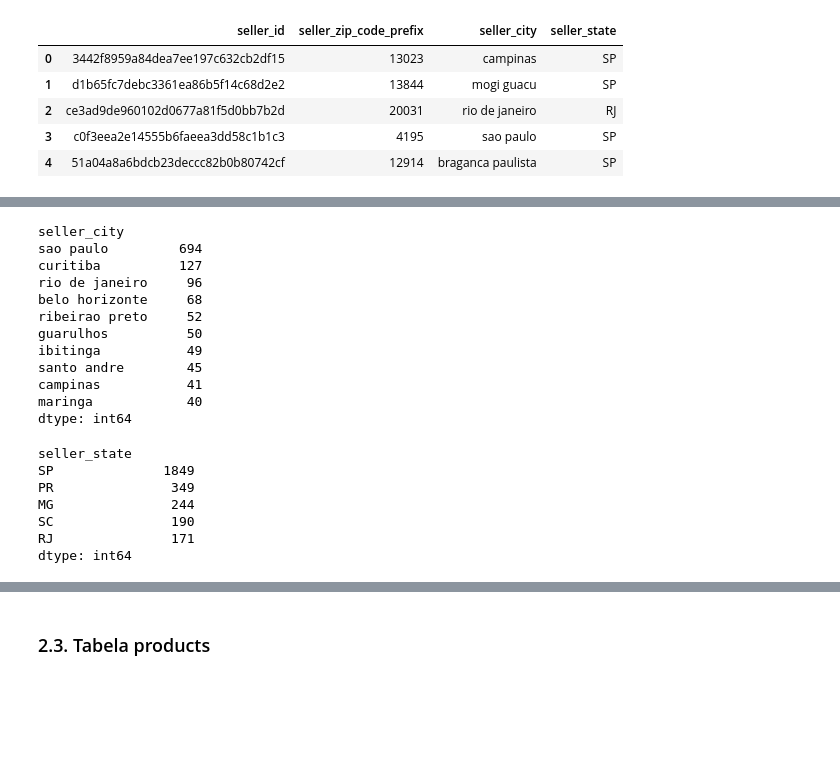
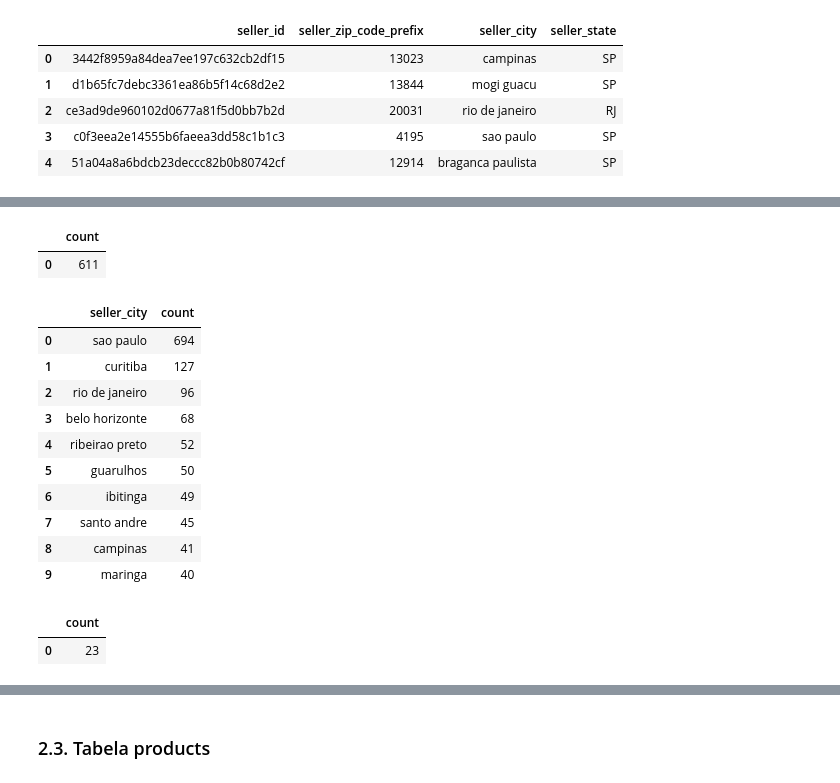
Before and after one commit to dcladeira/ADA-Santander-SQL, a Jupyter notebook: Análise Exploratória de Dados.ipynb, the cells around one changed output, grey strips where cells are left out. Cells and saved outputs as stored; diff of their text form; code cells hidden in the pictures; blank space fills up the shorter version.

```diff
--- a/Análise Exploratória de Dados.ipynb
+++ b/Análise Exploratória de Dados.ipynb
@@ -176,25 +166,52 @@ memory usage: 96.8+ KB
+# %%
+# Quantidade de cidades (seller_city) distintas.
+query =  """
+SELECT
+    COUNT(seller_city)
+FROM (
+    SELECT DISTINCT
+        seller_city
+    FROM sellers)
+"""
+pd.read_sql_query(query, con=engine)
+# %% [output]
+|  | count |
+| 0 | 611 |
 # %%
-sellers.value_counts(subset=['seller_city'])[:10]
+# 10 cidades com as maiores quantidades de vendedores.
+query =  """
+SELECT
+    seller_city,
+    COUNT(seller_id)
+FROM sellers
+GROUP BY seller_city
+ORDER BY COUNT(seller_id) DESC
+LIMIT 10
+"""
+pd.read_sql_query(query, con=engine)
 # %% [output]
-seller_city
-sao paulo         694
-curitiba          127
-rio de janeiro     96
-belo horizonte     68
-ribeirao preto     52
-guarulhos          50
-ibitinga           49
-santo andre        45
-campinas           41
-maringa            40
-dtype: int64
+|  | seller_city | count |
+| 0 | sao paulo | 694 |
+| 1 | curitiba | 127 |
+| 2 | rio de janeiro | 96 |
+| 3 | belo horizonte | 68 |
+| 4 | ribeirao preto | 52 |
+| 5 | guarulhos | 50 |
+| 6 | ibitinga | 49 |
+| 7 | santo andre | 45 |
+| 8 | campinas | 41 |
+| 9 | maringa | 40 |
-# %%
-sellers.value_counts(subset=['seller_state'])[:5]
-# %% [output]
-seller_state
-SP              1849
-PR               349
-MG               244
-SC               190
-RJ               171
-dtype: int64
+# %%
+# Quantidade de estados (seller_state) distintos.
+query =  """
+SELECT
+    COUNT(seller_state)
+FROM (
+    SELECT DISTINCT
+        seller_state
+    FROM sellers)
+"""
+pd.read_sql_query(query, con=engine)
+# %% [output]
+|  | count |
+| 0 | 23 |
```
Also changed, not shown: parts of 18 cells of this notebook.
